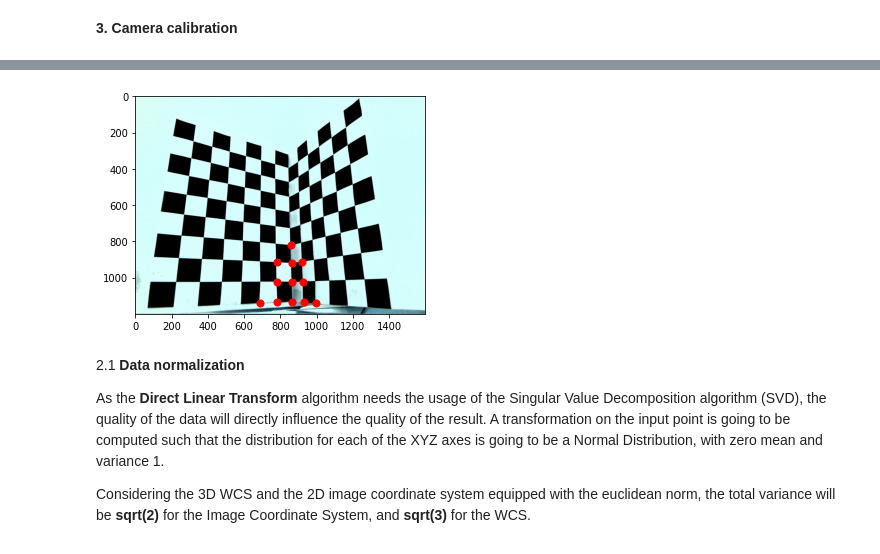
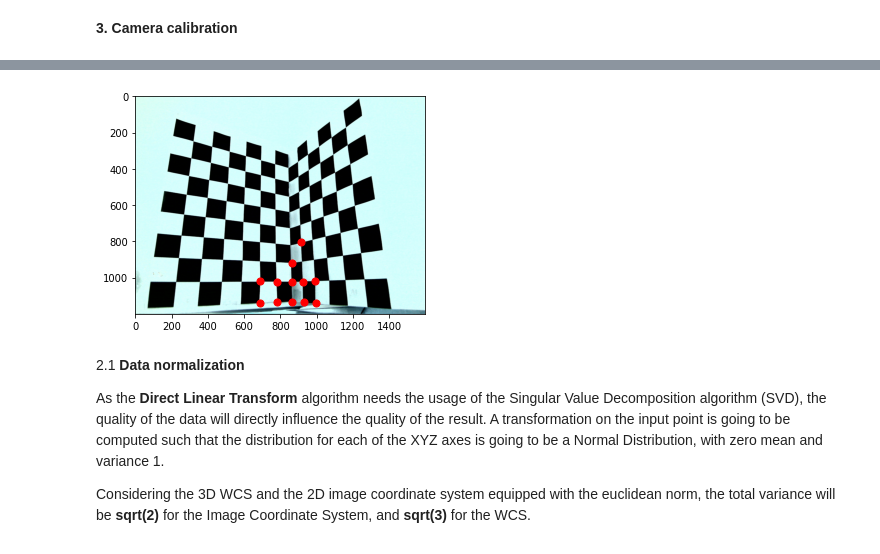
Before and after one commit to IustinianPetrariu/Advanced-Vision, a Jupyter notebook: w2/w2_2023.ipynb, the cells around one changed output, grey strips where cells are left out. Drawn from its saved outputs; the diff is of its cells as text; code cells hidden in the pictures.

```diff
--- a/w2/w2_2023.ipynb
+++ b/w2/w2_2023.ipynb
@@ -222,27 +222,40 @@ The origin of the WCS was considered with respect to the pattern folding.
 # %%
 # as a convention, capital letters will represent points in the World Coordinate
 # System (WCS). Before homogeneization 3x1, after passing to homogeneous coords. 4x1
-X = [0, 0.027, 0, 0, 0.027, 0, 0.054, 0, 0, 0, 0.027, 0]
-Y = [0,	0,	0.027, 0,	0,	0.027,	0, 	0.054, 0,	0, 0, 0.027]
-Z = [0,	0, 0, 	0.027, 0.027,	0.027,	0,	0,	0.054,	0.081,	0.054,	0.054]
+# X = [0, 0.027, 0, 0, 0.027, 0, 0.054, 0, 0, 0, 0.027, 0]
+# Y = [0,	0,	0.027, 0,	0,	0.027,	0, 	0.054, 0,	0, 0, 0.027]
+# Z = [0,	0, 0, 	0.027, 0.027,	0.027,	0,	0,	0.054,	0.081,	0.054,	0.054]
+
+
+X = [0,  0.027,  0    , 0     , 0.027  , 0     , 0.054 ,  0     ,  0    ,   0.054 ,  0      ,  0      ]
+Y = [0,     0 ,  0.027, 0     ,  0     , 0.027 ,  0    ,  0.054 ,  0    ,     0   ,   0.054 ,  0.027  ]
+Z = [0,     0 ,   0   , 0.027 , 0.027  , 0.027 ,  0    ,  0     , 0.054 ,    0.027,   0.027 ,  0.081  ]
+
 
 # position of the mouse in the image frame at the approx. posiiton of the square
 # corner. Casting to integers will mean the index of the pixel approx. representing the corner
 x = [866.575949367089,	783.031645569620,	930.373417721519,	862.018987341772,
      781.512658227848,	925.816455696203,	685.816455696203,	995.689873417722,
-     863.537974683544,	857.462025316456,	781.512658227848,	921.259493670886]
+     863.537974683544,	688, 993	, 915]
 
 y = [1132.90506329114,	1135.94303797468,	1135.94303797468,	1026.57594936709,
      1023.53797468354,	1023.53797468354,	1137.46202531646,	1142.01898734177,
-     917.208860759494,	821.512658227848,	915.689873417722,	912.651898734177]
+     917.208860759494,	1017, 1017	, 803]
+# x = [866.575949367089,	783.031645569620,	930.373417721519,	862.018987341772,
+#      781.512658227848,	925.816455696203,	685.816455696203,	995.689873417722,
+#      863.537974683544,	857.462025316456,	781.512658227848,	921.259493670886]
+
+# y = [1132.90506329114,	1135.94303797468,	1135.94303797468,	1026.57594936709,
+#      1023.53797468354,	1023.53797468354,	1137.46202531646,	1142.01898734177,
+#      917.208860759494,	821.512658227848,	915.689873417722,	912.651898734177]
 
 
-calibration_img = cv.imread("/content/drive/MyDrive/teaching_IS_2023/resources/image001.jpg")
+calibration_img = cv.imread("image001.jpg")
 plt.imshow(calibration_img)
 for i in range(len(x)):
   plt.scatter(x[i], y[i], s=50, c='red', marker='o')
 # %% [output]
-[figure, old version]
+[figure, new version]
 # %% [markdown]
 2.1 **Data normalization**
 
```
Also changed, not shown: parts of 4 cells of this notebook, 25 other files.
